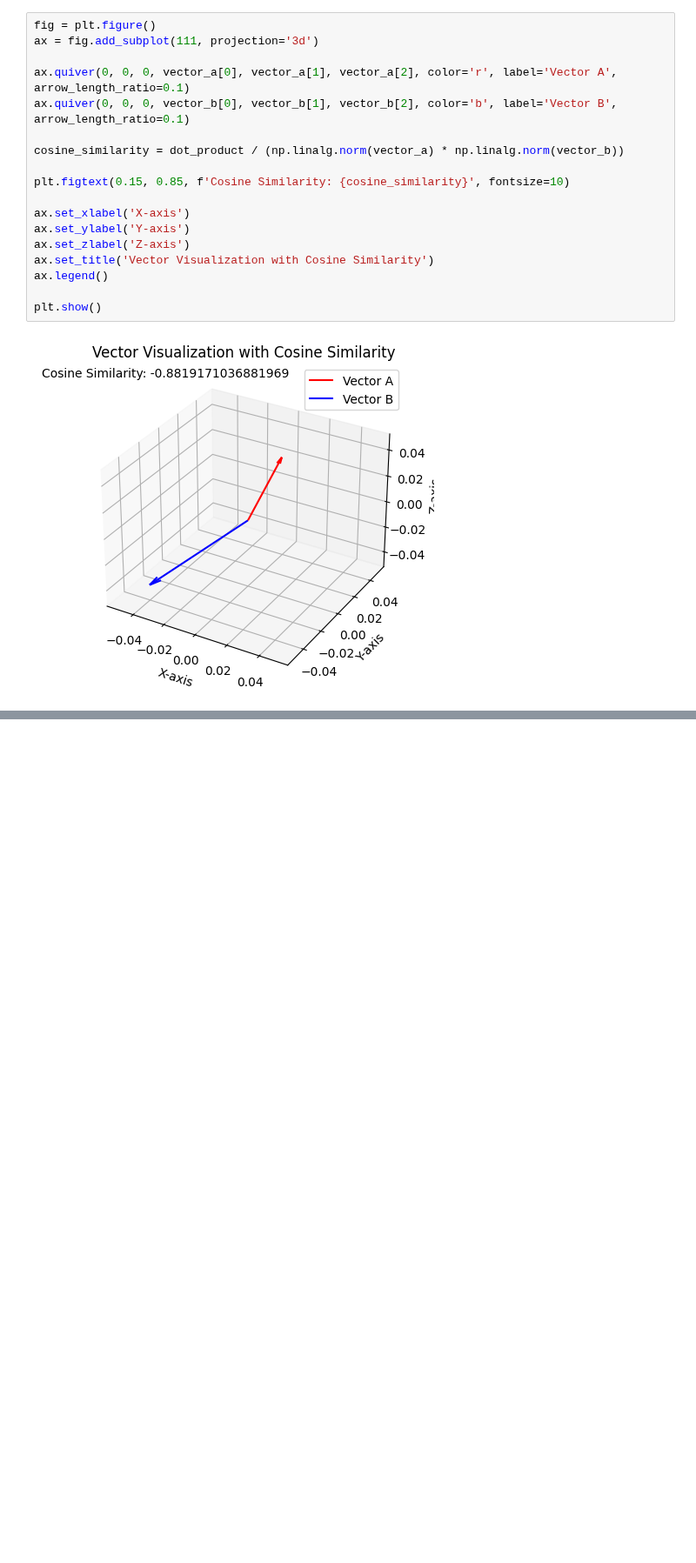
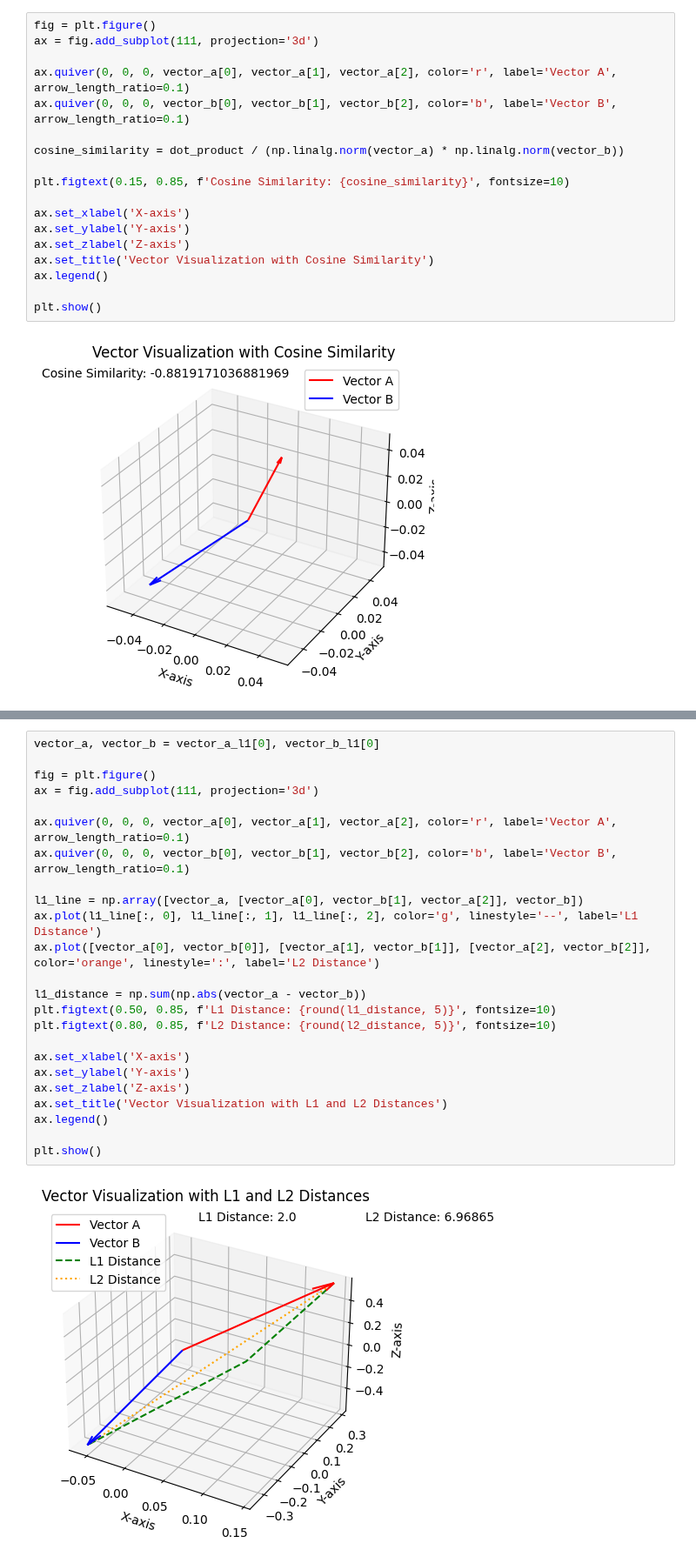
Before and after one commit to vifirsanova/hse-python-course, a Jupyter notebook: algebra/vectors.ipynb, the cells around one changed output, grey strips where cells are left out. Shown at 87% size. Saved outputs shown, nothing was run; the diff lists cells and outputs as text; blank space fills up the shorter version.

```diff
--- a/algebra/vectors.ipynb
+++ b/algebra/vectors.ipynb
@@ -223,0 +278,26 @@ plt.show()
+# %%
+vector_a, vector_b = vector_a_l1[0], vector_b_l1[0]
+
+fig = plt.figure()
+ax = fig.add_subplot(111, projection='3d')
+
+ax.quiver(0, 0, 0, vector_a[0], vector_a[1], vector_a[2], color='r', label='Vector A', arrow_length_ratio=0.1)
+ax.quiver(0, 0, 0, vector_b[0], vector_b[1], vector_b[2], color='b', label='Vector B', arrow_length_ratio=0.1)
+
+l1_line = np.array([vector_a, [vector_a[0], vector_b[1], vector_a[2]], vector_b])
+ax.plot(l1_line[:, 0], l1_line[:, 1], l1_line[:, 2], color='g', linestyle='--', label='L1 Distance')
+ax.plot([vector_a[0], vector_b[0]], [vector_a[1], vector_b[1]], [vector_a[2], vector_b[2]], color='orange', linestyle=':', label='L2 Distance')
+
+l1_distance = np.sum(np.abs(vector_a - vector_b))
+plt.figtext(0.50, 0.85, f'L1 Distance: {round(l1_distance, 5)}', fontsize=10)
+plt.figtext(0.80, 0.85, f'L2 Distance: {round(l2_distance, 5)}', fontsize=10)
+
+ax.set_xlabel('X-axis')
+ax.set_ylabel('Y-axis')
+ax.set_zlabel('Z-axis')
+ax.set_title('Vector Visualization with L1 and L2 Distances')
+ax.legend()
+
+plt.show()
+# %% [output]
+[figure, added]
```
Also changed, not shown: parts of 7 cells of this notebook.
